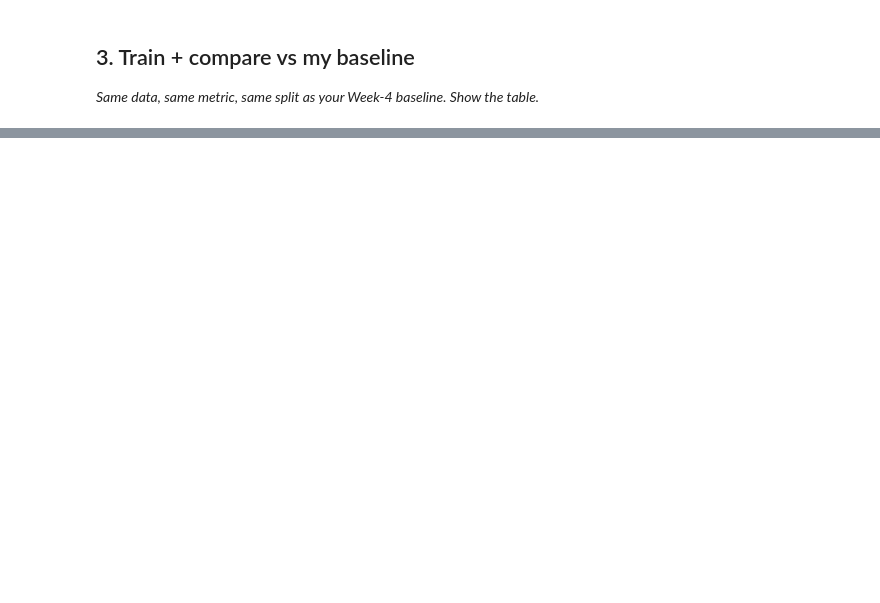
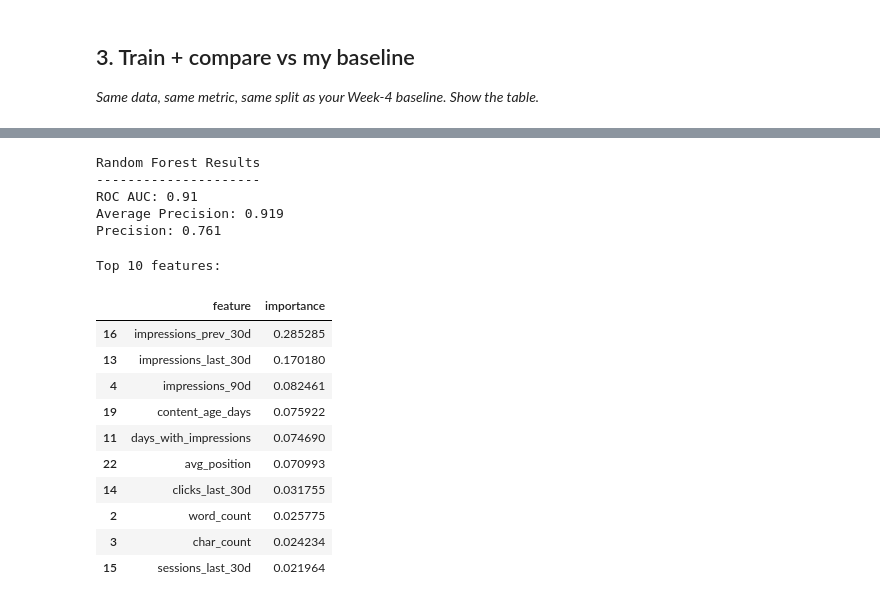
Before and after one commit to AsimaZaheer/Task1, a Jupyter notebook: work/notebooks/w05_model.ipynb, the cells around one changed output, grey strips where cells are left out. Cells and saved outputs as stored; diff of their text form; code cells hidden in the pictures; blank space fills up the shorter version.

```diff
--- a/work/notebooks/w05_model.ipynb
+++ b/work/notebooks/w05_model.ipynb
@@ -36,0 +172,60 @@ This skeleton is yours to fill. Work the sections **in order** — each one has
+# %%
+from sklearn.ensemble import RandomForestClassifier
+from sklearn.metrics import (
+    roc_auc_score,
+    average_precision_score,
+    precision_score
+)
+
+# Train Random Forest
+rf = RandomForestClassifier(
+    n_estimators=200,
+    max_depth=12,
+    min_samples_leaf=10,
+    random_state=42,
+    n_jobs=-1
+)
+
+rf.fit(X_train, y_train)
+
+# Test predictions
+rf_prob = rf.predict_proba(X_test)[:, 1]
+rf_pred = (rf_prob >= 0.5).astype(int)
+
+# Model metrics
+rf_roc_auc = roc_auc_score(y_test, rf_prob)
+rf_ap = average_precision_score(y_test, rf_prob)
+rf_precision = precision_score(y_test, rf_pred)
+
+print("Random Forest Results")
+print("---------------------")
+print("ROC AUC:", round(rf_roc_auc, 3))
+print("Average Precision:", round(rf_ap, 3))
+print("Precision:", round(rf_precision, 3))
+# %% [output]
+Random Forest Results
+---------------------
+ROC AUC: 0.91
+Average Precision: 0.919
+Precision: 0.761
+# %%
+importance = pd.DataFrame({
+    "feature": feature_cols,
+    "importance": rf.feature_importances_
+}).sort_values("importance", ascending=False)
+
+print("Top 10 features:")
+display(importance.head(10))
+# %% [output]
+Top 10 features:
+|  | feature | importance |
+| 16 | impressions_prev_30d | 0.285285 |
+| 13 | impressions_last_30d | 0.170180 |
+| 4 | impressions_90d | 0.082461 |
+| 19 | content_age_days | 0.075922 |
+| 11 | days_with_impressions | 0.074690 |
+| 22 | avg_position | 0.070993 |
+| 14 | clicks_last_30d | 0.031755 |
+| 2 | word_count | 0.025775 |
+| 3 | char_count | 0.024234 |
+| 15 | sessions_last_30d | 0.021964 |
```
Also changed, not shown: parts of 17 cells of this notebook.
